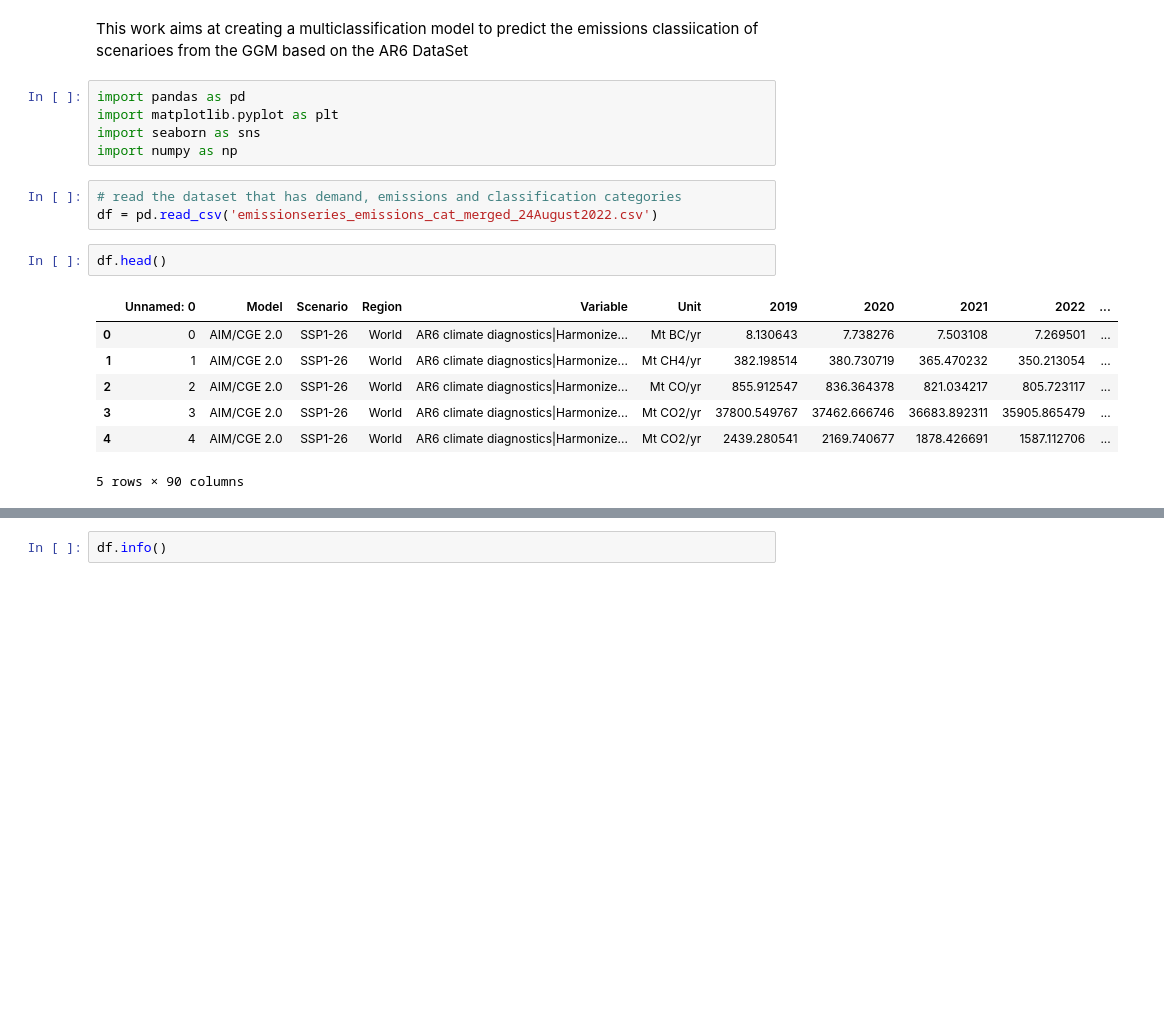
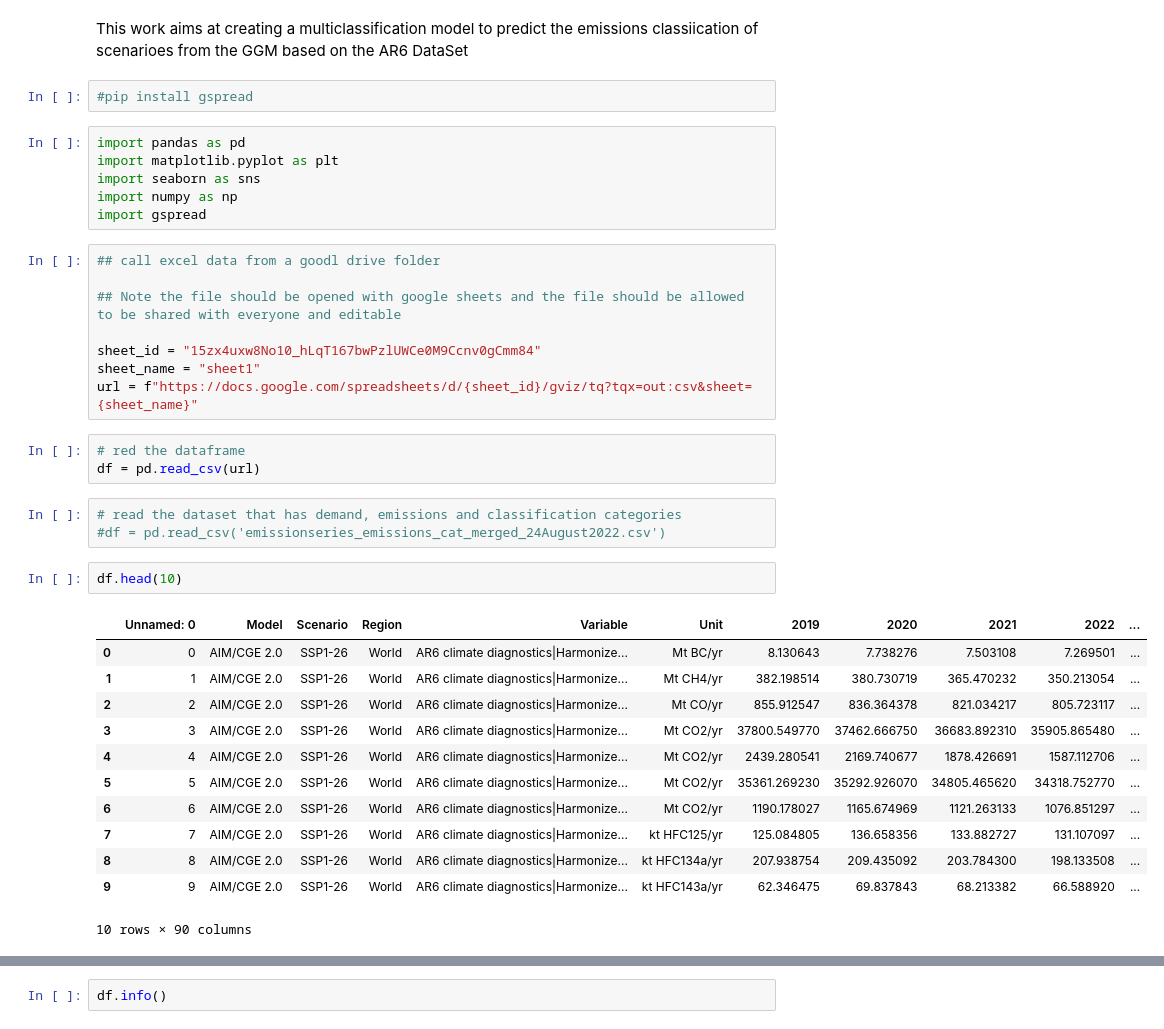
Before and after one commit to muadelm/IPCC_Scenarios, a Jupyter notebook: Classification_of_scenarioes_June2023/Classification_of_scenarioes.ipynb, the cells around one changed output, grey strips where cells are left out. Drawn from its saved outputs; the diff is of its cells as text; blank space fills up the shorter version.

```diff
--- a/Classification_of_scenarioes_June2023/Classification_of_scenarioes.ipynb
+++ b/Classification_of_scenarioes_June2023/Classification_of_scenarioes.ipynb
@@ -2,21 +2,40 @@
 # Classification of Scenarioes - June 2023
 # %% [markdown]
 This work aims at creating a multiclassification model to predict the emissions classiication of scenarioes from the GGM based on the AR6 DataSet
+# %%
+#pip install gspread
 # %%
 import pandas as pd
 import matplotlib.pyplot as plt
 import seaborn as sns
 import numpy as np
+import gspread
+# %%
+## call excel data from a goodl drive folder
+
+## Note the file should be opened with google sheets and the file should be allowed to be shared with everyone and editable
+
+sheet_id = "15zx4uxw8No10_hLqT167bwPzlUWCe0M9Ccnv0gCmm84"
+sheet_name = "sheet1"
+url = f"https://docs.google.com/spreadsheets/d/{sheet_id}/gviz/tq?tqx=out:csv&sheet={sheet_name}"
+# %%
+# red the dataframe
+df = pd.read_csv(url)
 # %%
 # read the dataset that has demand, emissions and classification categories
-df = pd.read_csv('emissionseries_emissions_cat_merged_24August2022.csv')
+#df = pd.read_csv('emissionseries_emissions_cat_merged_24August2022.csv')
 # %%
-df.head()
+df.head(10)
 # %% [output]
 |  | Unnamed: 0 | Model | Scenario | Region | Variable | Unit | 2019 | 2020 | 2021 | 2022 | ... |
 | 0 | 0 | AIM/CGE 2.0 | SSP1-26 | World | AR6 climate diagnostics|Harmonize... | Mt BC/yr | 8.130643 | 7.738276 | 7.503108 | 7.269501 | ... |
 | 1 | 1 | AIM/CGE 2.0 | SSP1-26 | World | AR6 climate diagnostics|Harmonize... | Mt CH4/yr | 382.198514 | 380.730719 | 365.470232 | 350.213054 | ... |
 | 2 | 2 | AIM/CGE 2.0 | SSP1-26 | World | AR6 climate diagnostics|Harmonize... | Mt CO/yr | 855.912547 | 836.364378 | 821.034217 | 805.723117 | ... |
-| 3 | 3 | AIM/CGE 2.0 | SSP1-26 | World | AR6 climate diagnostics|Harmonize... | Mt CO2/yr | 37800.549767 | 37462.666746 | 36683.892311 | 35905.865479 | ... |
+| 3 | 3 | AIM/CGE 2.0 | SSP1-26 | World | AR6 climate diagnostics|Harmonize... | Mt CO2/yr | 37800.549770 | 37462.666750 | 36683.892310 | 35905.865480 | ... |
 | 4 | 4 | AIM/CGE 2.0 | SSP1-26 | World | AR6 climate diagnostics|Harmonize... | Mt CO2/yr | 2439.280541 | 2169.740677 | 1878.426691 | 1587.112706 | ... |
+| 5 | 5 | AIM/CGE 2.0 | SSP1-26 | World | AR6 climate diagnostics|Harmonize... | Mt CO2/yr | 35361.269230 | 35292.926070 | 34805.465620 | 34318.752770 | ... |
+| 6 | 6 | AIM/CGE 2.0 | SSP1-26 | World | AR6 climate diagnostics|Harmonize... | Mt CO2/yr | 1190.178027 | 1165.674969 | 1121.263133 | 1076.851297 | ... |
+| 7 | 7 | AIM/CGE 2.0 | SSP1-26 | World | AR6 climate diagnostics|Harmonize... | kt HFC125/yr | 125.084805 | 136.658356 | 133.882727 | 131.107097 | ... |
+| 8 | 8 | AIM/CGE 2.0 | SSP1-26 | World | AR6 climate diagnostics|Harmonize... | kt HFC134a/yr | 207.938754 | 209.435092 | 203.784300 | 198.133508 | ... |
+| 9 | 9 | AIM/CGE 2.0 | SSP1-26 | World | AR6 climate diagnostics|Harmonize... | kt HFC143a/yr | 62.346475 | 69.837843 | 68.213382 | 66.588920 | ... |
-5 rows × 90 columns
+10 rows × 90 columns
```
Also changed, not shown: parts of 34 cells of this notebook.
